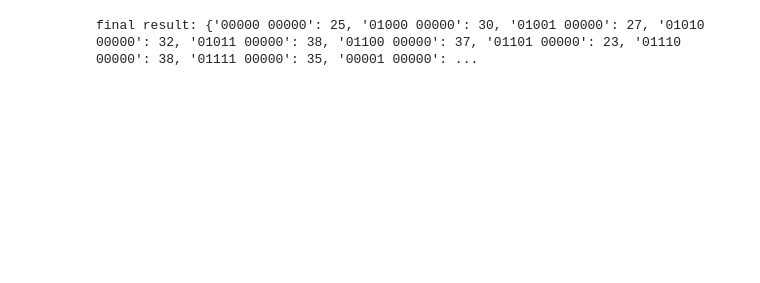
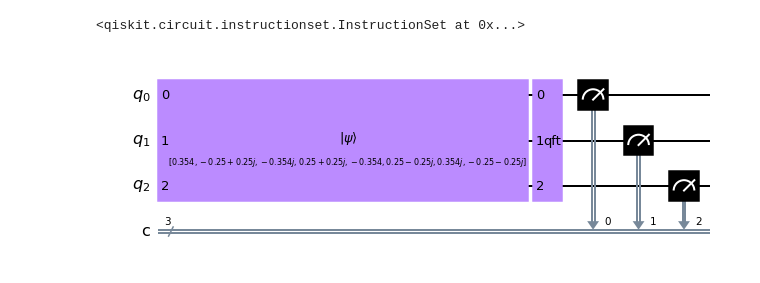
Before and after one commit to blakejohnson/qiskit-ibm-runtime, a Jupyter notebook: circuit_runner.ipynb, the cells around one changed output. Saved outputs shown, nothing was run; the diff lists cells and outputs as text; code cells hidden in the pictures; blank space fills up the shorter version.

Commit message:
Update circuit-runner with new circuits and real runtime (#27)
* update circuits

* separate transpiler and run config

* name change

* switch back to append

```diff
--- a/circuit_runner.ipynb
+++ b/circuit_runner.ipynb
@@ -11,10 +15,13 @@ backend = provider.backend.ibmq_athens
 # %%
 from qiskit import QuantumCircuit
 from qiskit.circuit.library import QFT
+from qiskit.quantum_info import Statevector
 
-qc = QuantumCircuit(5, 5)
-qc.x(4)
-qc.x(2)
-qc.x(0)
-qc += QFT(5)
-qc.measure_all()
+qubits = 3
+
+circuit = QuantumCircuit(qubits, qubits)
+circuit.initialize(state)
+circuit.append(QFT(qubits),range(qubits))
+circuit.measure(range(qubits),range(qubits))
+# %% [output]
+<qiskit.circuit.instructionset.InstructionSet at 0x...>
@@ -24,15 +28,16 @@ def interim_result_callback(interim_result):
+# %%
+circuit.draw(output="mpl")
+# %% [output]
+[figure, added]
 # %%
 # Call runtime program.
 
-runtime_params = {
-    'circuits': qc
+runtime_inputs = {
+    'circuits': circuit,
+    'optimization_level': 3
 }
 options = {'backend_name': backend.name()}
-result = provider.runtime.run(program_name="Circuit-Runner",
-                              options=options,
-                              params=runtime_params,
-                              callback=interim_result_callback,
-                             ).result()
-print(f"final result: {result.get_counts()}")
+result = ibm_quantum.runtime.run(program_id="circuit-runner",
+                                 options=options,
+                                 inputs=runtime_inputs,
+                                ).result()
-# %% [output]
-final result: {'00000 00000': 25, '01000 00000': 30, '01001 00000': 27, '01010 00000': 32, '01011 00000': 38, '01100 00000': 37, '01101 00000': 23, '01110 00000': 38, '01111 00000': 35, '00001 00000': ...
```
Also changed, not shown: parts of 7 cells of this notebook, 1 other file.
